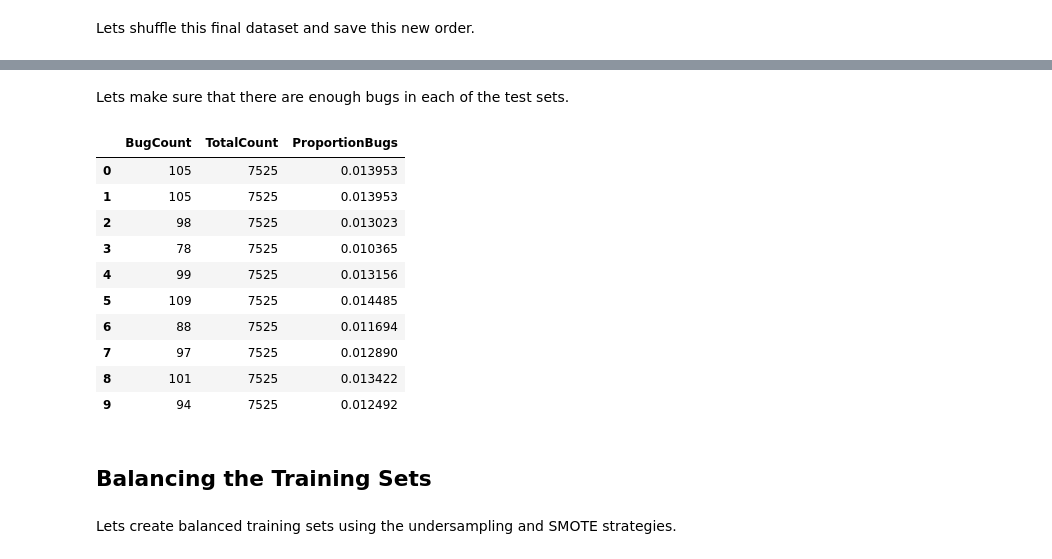
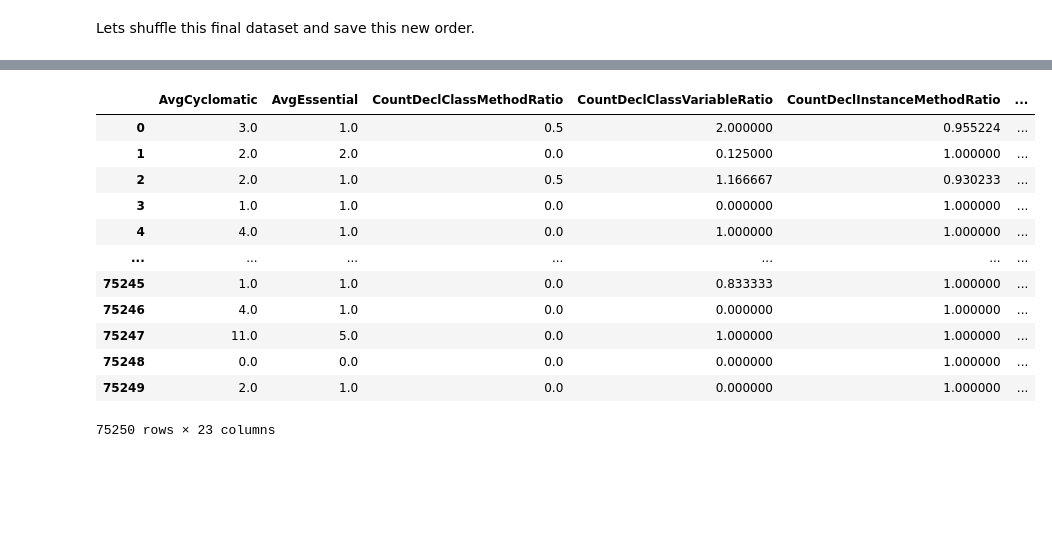
Before and after one commit to ahenrij/ets-mgl869-hive, a Jupyter notebook: src/lab/notebooks/analysis.ipynb, the cells around one changed output, grey strips where cells are left out. Saved outputs shown, nothing was run; the diff lists cells and outputs as text; code cells hidden in the pictures; blank space fills up the shorter version.

```diff
--- a/src/lab/notebooks/analysis.ipynb
+++ b/src/lab/notebooks/analysis.ipynb
@@ -88,23 +77,0 @@ for i in range(10):
-# %% [markdown]
-Lets make sure that there are enough bugs in each of the test sets.
-# %%
-test_sets_info = pd.DataFrame({"BugCount"   : [ts.Bug.sum() for ts in test_sets],
-                               "TotalCount" : [ts.Bug.count() for ts in test_sets]})
-test_sets_info["ProportionBugs"] = test_sets_info["BugCount"] / test_sets_info["TotalCount"]
-test_sets_info
-# %% [output]
-|  | BugCount | TotalCount | ProportionBugs |
-| 0 | 105 | 7525 | 0.013953 |
-| 1 | 105 | 7525 | 0.013953 |
-| 2 | 98 | 7525 | 0.013023 |
-| 3 | 78 | 7525 | 0.010365 |
-| 4 | 99 | 7525 | 0.013156 |
-| 5 | 109 | 7525 | 0.014485 |
-| 6 | 88 | 7525 | 0.011694 |
-| 7 | 97 | 7525 | 0.012890 |
-| 8 | 101 | 7525 | 0.013422 |
-| 9 | 94 | 7525 | 0.012492 |
-# %% [markdown]
-## Balancing the Training Sets
-# %% [markdown]
-Lets create balanced training sets using the undersampling and SMOTE strategies.
@@ -127,0 +78,17 @@ for ts in train_sets:
+# %%
+df = pd.read_csv(OUTPUT_DIR + "dataset_independent.csv")
+df
+# %% [output]
+|  | AvgCyclomatic | AvgEssential | CountDeclClassMethodRatio | CountDeclClassVariableRatio | CountDeclInstanceMethodRatio | ... |
+| 0 | 3.0 | 1.0 | 0.5 | 2.000000 | 0.955224 | ... |
+| 1 | 2.0 | 2.0 | 0.0 | 0.125000 | 1.000000 | ... |
+| 2 | 2.0 | 1.0 | 0.5 | 1.166667 | 0.930233 | ... |
+| 3 | 1.0 | 1.0 | 0.0 | 0.000000 | 1.000000 | ... |
+| 4 | 4.0 | 1.0 | 0.0 | 1.000000 | 1.000000 | ... |
+| ... | ... | ... | ... | ... | ... | ... |
+| 75245 | 1.0 | 1.0 | 0.0 | 0.833333 | 1.000000 | ... |
+| 75246 | 4.0 | 1.0 | 0.0 | 0.000000 | 1.000000 | ... |
+| 75247 | 11.0 | 5.0 | 0.0 | 1.000000 | 1.000000 | ... |
+| 75248 | 0.0 | 0.0 | 0.0 | 0.000000 | 1.000000 | ... |
+| 75249 | 2.0 | 1.0 | 0.0 | 0.000000 | 1.000000 | ... |
+75250 rows × 23 columns
```
Also changed, not shown: parts of 21 cells of this notebook, 3 other files.
